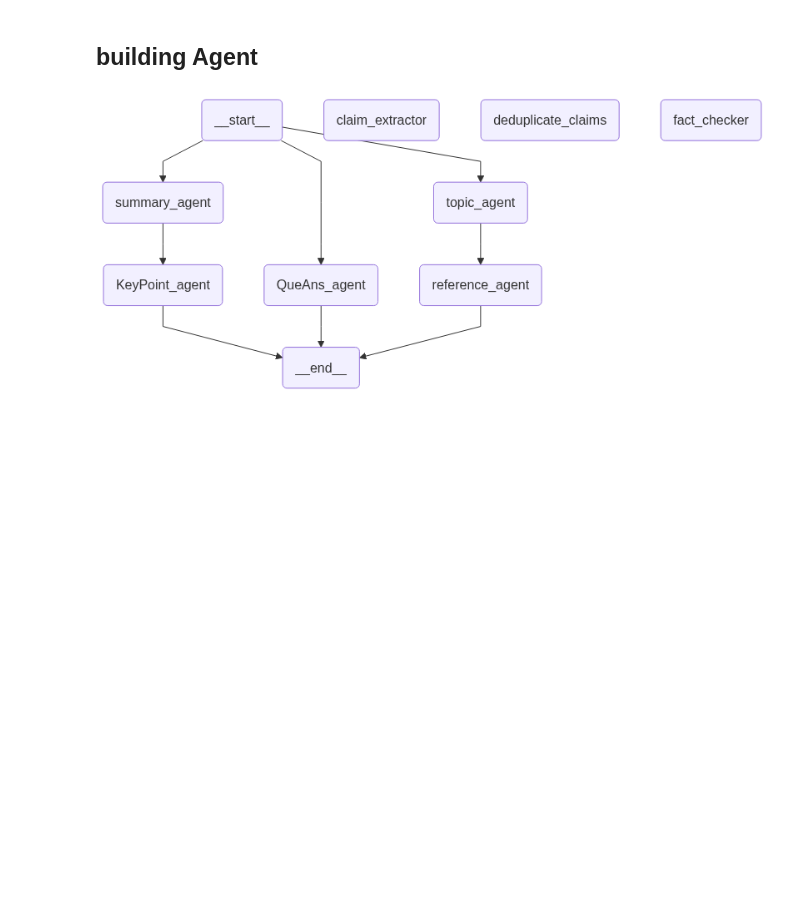
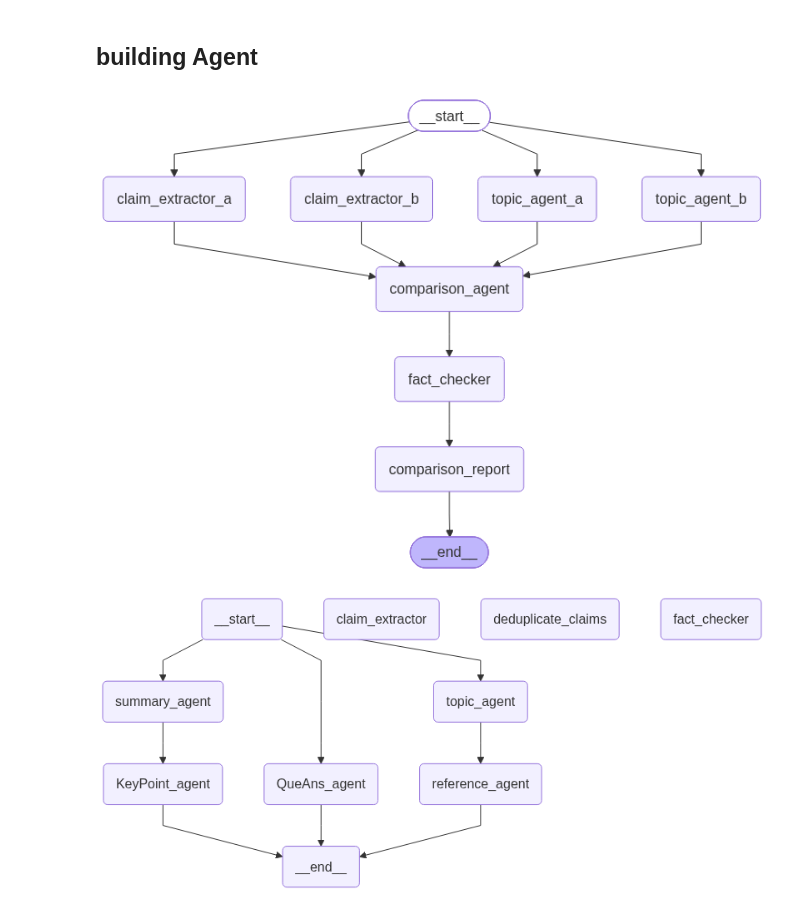
Before and after one commit to meetgajera12/Video-Intelligence-Research-Agent, a Jupyter notebook: notebook.ipynb, the cells around one changed output. Drawn from its saved outputs; the diff is of its cells as text; code cells hidden in the pictures; blank space fills up the shorter version.

Commit message:
new feature agent

```diff
--- a/notebook.ipynb
+++ b/notebook.ipynb
@@ -630,0 +868,12 @@ def reference_agent(state: State) -> dict:
+# %%
+def comparison_fact_checker(state: ComparisonState):
+
+    temp_state = {
+        "claims": state.get("claims_to_fact_check", [])
+    }
+
+    result = fact_checker(temp_state)
+
+    return {
+        "fact_check": result["fact_check"]
+    }
@@ -631,3 +931,31 @@ def reference_agent(state: State) -> dict:
+# %%
+comparison = StateGraph(ComparisonState)
+
+comparison.add_node("claim_extractor_a", claim_extractor_a)
+comparison.add_node("claim_extractor_b",claim_extractor_b)
+comparison.add_node("topic_agent_a",topic_agent_a)
+comparison.add_node("topic_agent_b",topic_agent_b)
+comparison.add_node("comparison_agent",comparison_agent)
+comparison.add_node("fact_checker",comparison_fact_checker)
+comparison.add_node("comparison_report",comparison_report)
+
+comparison.add_edge(START,"claim_extractor_a")
+comparison.add_edge(START,"claim_extractor_b")
+comparison.add_edge(START,"topic_agent_a")
+comparison.add_edge(START,"topic_agent_b")
+comparison.add_edge("claim_extractor_a","comparison_agent")
+comparison.add_edge("claim_extractor_b","comparison_agent")
+comparison.add_edge("topic_agent_a","comparison_agent")
+comparison.add_edge("topic_agent_b","comparison_agent")
+comparison.add_edge("comparison_agent","fact_checker")
+comparison.add_edge("fact_checker","comparison_report")
+comparison.add_edge("comparison_report",END)
+
+comparison_graph = comparison.compile()
+# %%
+comparison_graph
+# %% [output]
+[figure, added]
 # %%
 g = StateGraph(State)
 
```
Also changed, not shown: parts of 10 cells of this notebook.
